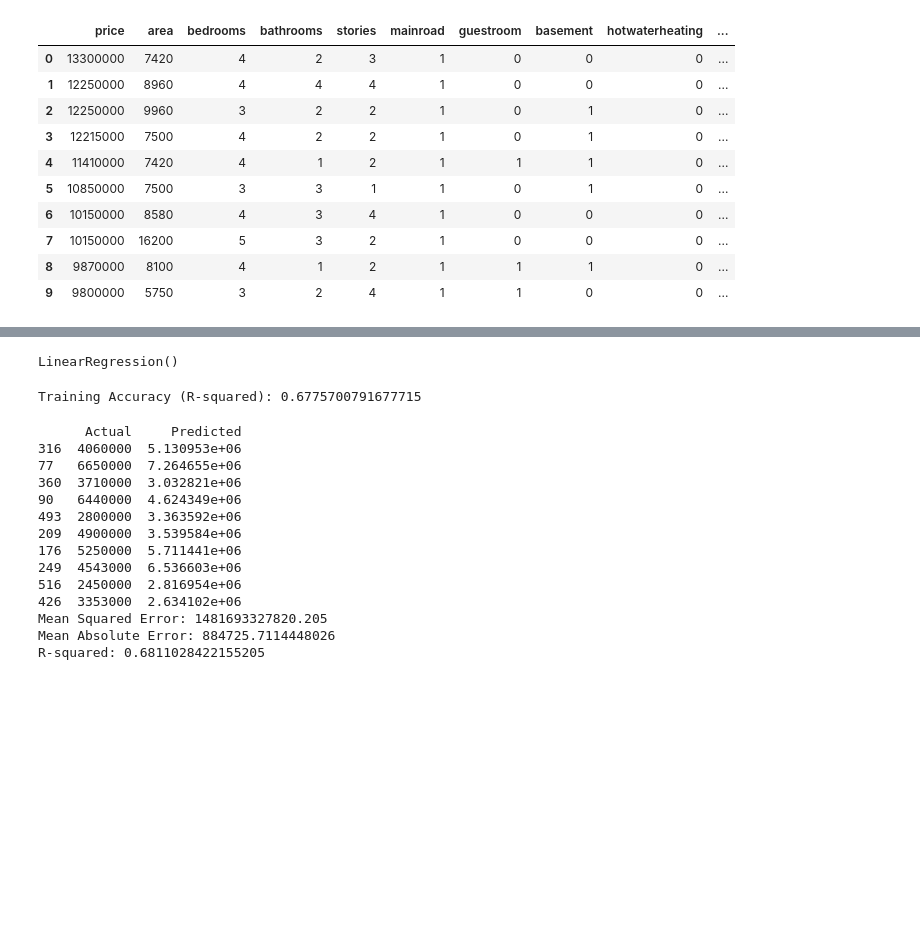
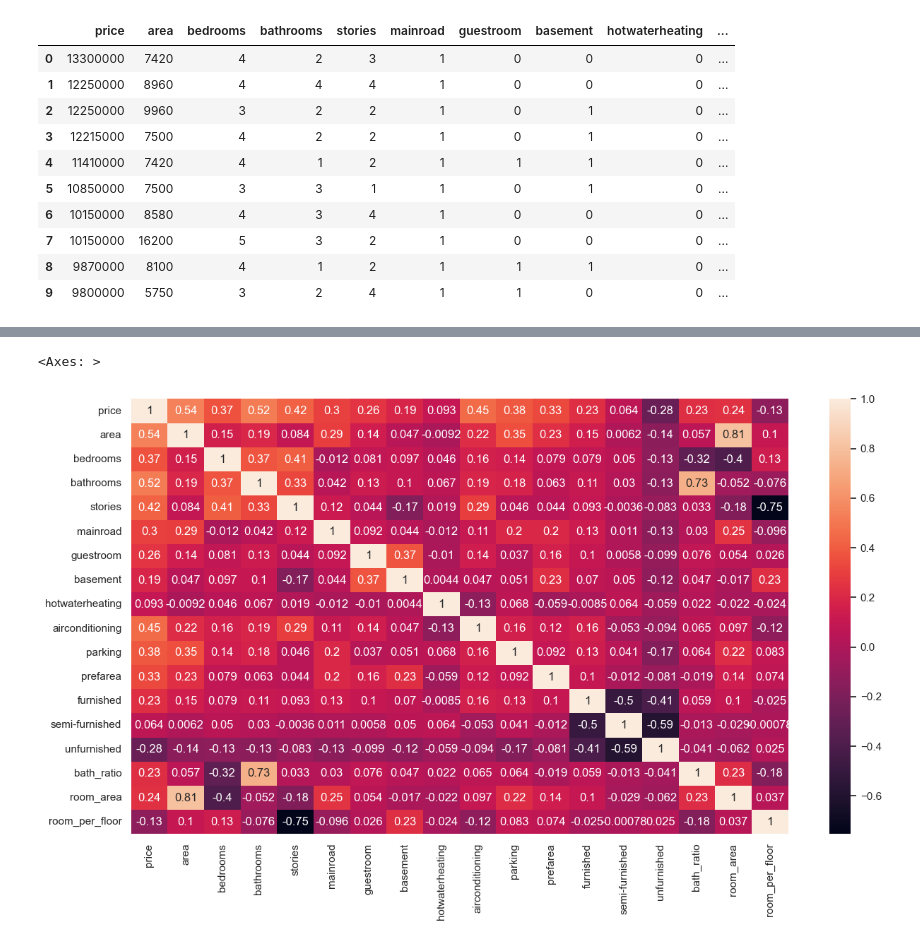
Before and after one commit to Shriram-11/House_Price_Prediction, a Jupyter notebook: house_pricing.ipynb, the cells around one changed output, grey strips where cells are left out. Saved outputs shown, nothing was run; the diff lists cells and outputs as text; code cells hidden in the pictures; blank space fills up the shorter version.

Commit message:
reconfigured model

```diff
--- a/house_pricing.ipynb
+++ b/house_pricing.ipynb
@@ -150,0 +129,4 @@ Name: price, dtype: float64
+# %%
+df['bath_ratio']=df['bathrooms']/df['bedrooms']
+df['room_area']=df['area']/df['bedrooms']
+df['room_per_floor']=df['bedrooms']/df['stories']
@@ -151,2 +142,8 @@ Name: price, dtype: float64
+# %%
+plt.figure(figsize=(15,8))
+sns.heatmap(df.corr(),annot=True)
+# %% [output]
+<Axes: >
+[figure, added]
 # %%
 #seperate feature X and y
@@ -160,14 +155,0 @@ X_train, X_test, y_train, y_test = train_test_split(X, y, test_size=0.1, random_
-# %%
-# Initialize the linear regression model
-model = LinearRegression()
-
-# Train the model
-model.fit(X_train, y_train)
-# %% [output]
-LinearRegression()
-# %%
-train_accuracy = model.score(X_train, y_train)
-
-print(f'Training Accuracy (R-squared): {train_accuracy}')
-# %% [output]
-Training Accuracy (R-squared): 0.6775700791677715
@@ -179,30 +155,0 @@ y_pred = model.predict(X_test)
-# %%
-mse = mean_squared_error(y_test, y_pred)
-mae = mean_absolute_error(y_test, y_pred)
-r2 = model.score(X_test, y_test)
-
-# Create a DataFrame for actual vs. predicted values
-results_df = pd.DataFrame({'Actual': y_test, 'Predicted': y_pred})
-
-# Display the DataFrame
-print(results_df.head(10))  # Displaying the first 10 rows for illustration
-
-# Display regression metrics
-print(f'Mean Squared Error: {mse}')
-print(f'Mean Absolute Error: {mae}')
-print(f'R-squared: {r2}')
-# %% [output]
-      Actual     Predicted
-316  4060000  5.130953e+06
-77   6650000  7.264655e+06
-360  3710000  3.032821e+06
-90   6440000  4.624349e+06
-493  2800000  3.363592e+06
-209  4900000  3.539584e+06
-176  5250000  5.711441e+06
-249  4543000  6.536603e+06
-516  2450000  2.816954e+06
-426  3353000  2.634102e+06
-Mean Squared Error: 1481693327820.205
-Mean Absolute Error: 884725.7114448026
-R-squared: 0.6811028422155205
```
Also changed, not shown: parts of 22 cells of this notebook.
